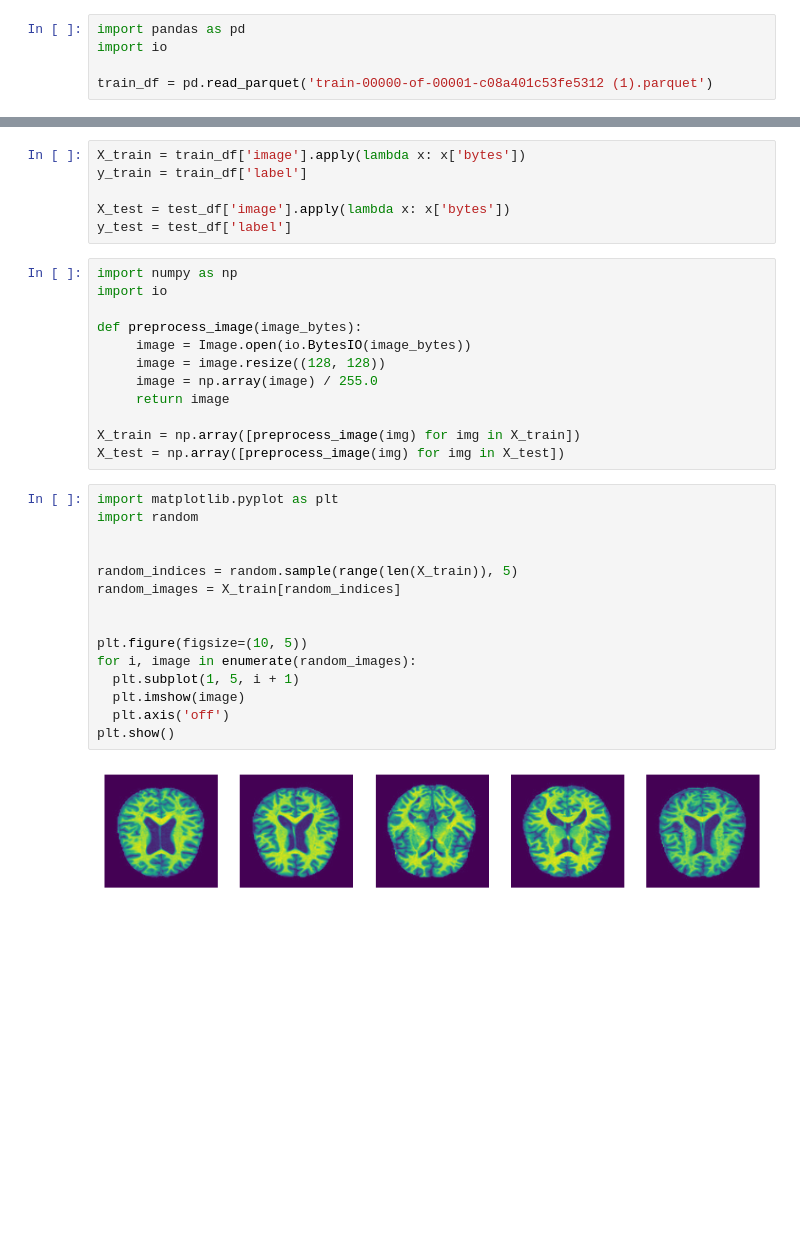
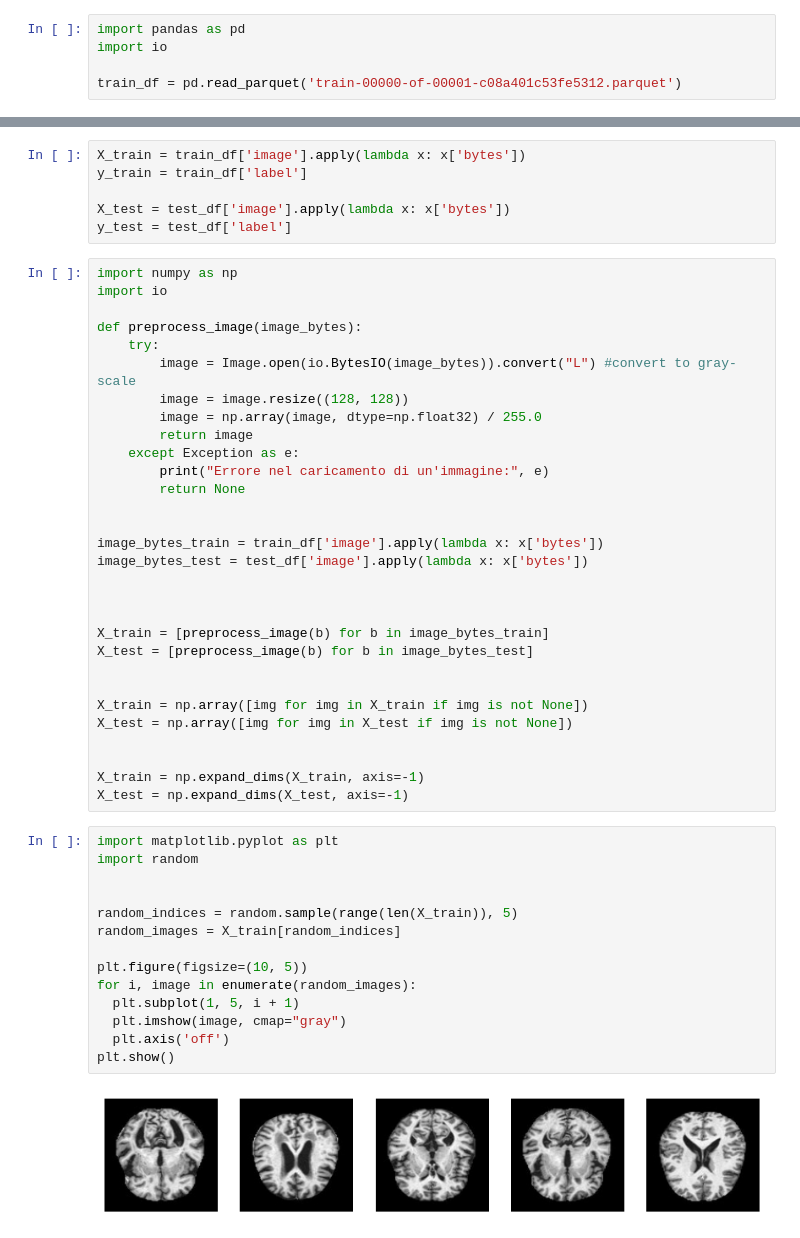
Before and after one commit to Forla03/Neural-Network-for-Neurological-diseases, a Jupyter notebook: AImedica.ipynb, the cells around one changed output, grey strips where cells are left out. Cells and saved outputs as stored; diff of their text form; blank space fills up the shorter version.

```diff
--- a/AImedica.ipynb
+++ b/AImedica.ipynb
@@ -8,7 +8,7 @@ Saving train-00000-of-00001-c08a401c53fe5312.parquet to train-00000-of-00001-c08
 import pandas as pd
 import io
 
-train_df = pd.read_parquet('train-00000-of-00001-c08a401c53fe5312 (1).parquet')
+train_df = pd.read_parquet('train-00000-of-00001-c08a401c53fe5312.parquet')
 # %%
 uploaded = files.upload()
 # %% [output]
@@ -50,30 +50,47 @@ import numpy as np
 import io
 
 def preprocess_image(image_bytes):
-     image = Image.open(io.BytesIO(image_bytes))
-     image = image.resize((128, 128))
-     image = np.array(image) / 255.0
-     return image
+    try:
+        image = Image.open(io.BytesIO(image_bytes)).convert("L") #convert to gray-scale
+        image = image.resize((128, 128))
+        image = np.array(image, dtype=np.float32) / 255.0
+        return image
+    except Exception as e:
+        print("Errore nel caricamento di un'immagine:", e)
+        return None
 
-X_train = np.array([preprocess_image(img) for img in X_train])
-X_test = np.array([preprocess_image(img) for img in X_test])
+
+image_bytes_train = train_df['image'].apply(lambda x: x['bytes'])
+image_bytes_test = test_df['image'].apply(lambda x: x['bytes'])
+
+
+
+X_train = [preprocess_image(b) for b in image_bytes_train]
+X_test = [preprocess_image(b) for b in image_bytes_test]
+
+
+X_train = np.array([img for img in X_train if img is not None])
+X_test = np.array([img for img in X_test if img is not None])
+
+
+X_train = np.expand_dims(X_train, axis=-1)
+X_test = np.expand_dims(X_test, axis=-1)
 # %%
 import matplotlib.pyplot as plt
 import random
 
 
 random_indices = random.sample(range(len(X_train)), 5)
 random_images = X_train[random_indices]
 
-
 plt.figure(figsize=(10, 5))
 for i, image in enumerate(random_images):
   plt.subplot(1, 5, i + 1)
-  plt.imshow(image)
+  plt.imshow(image, cmap="gray")
   plt.axis('off')
 plt.show()
 # %% [output]
-[figure, old version]
+[figure, new version]
 # %%
 import matplotlib.pyplot as plt
 import random
```
Also changed, not shown: parts of 15 cells of this notebook.
